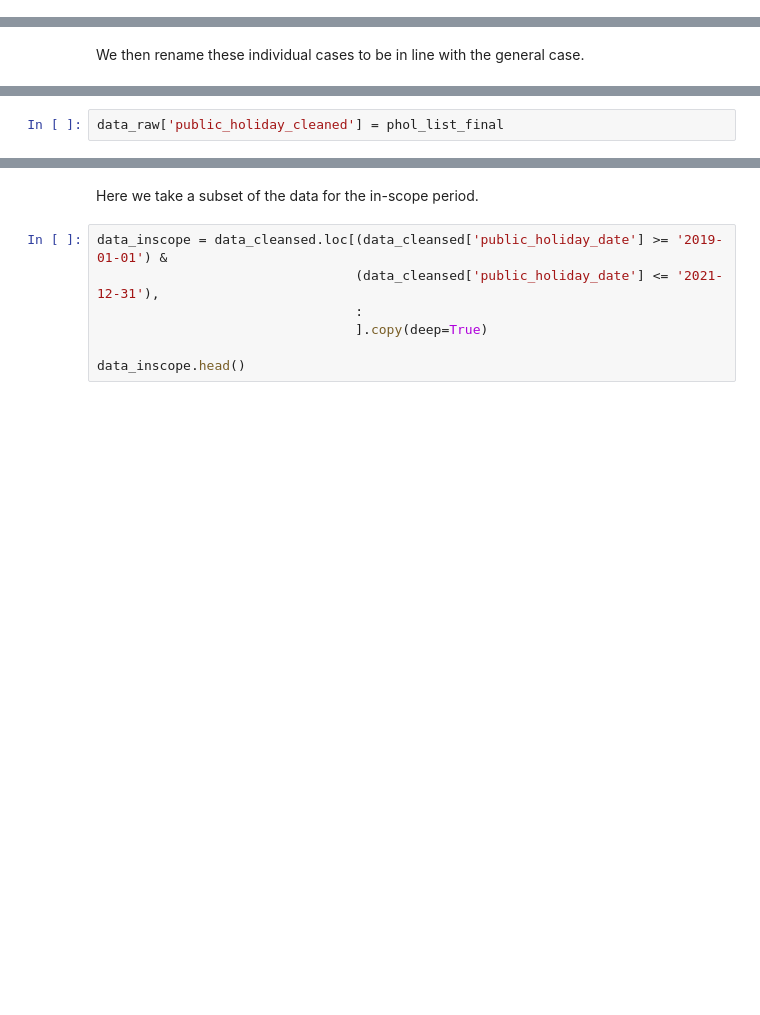
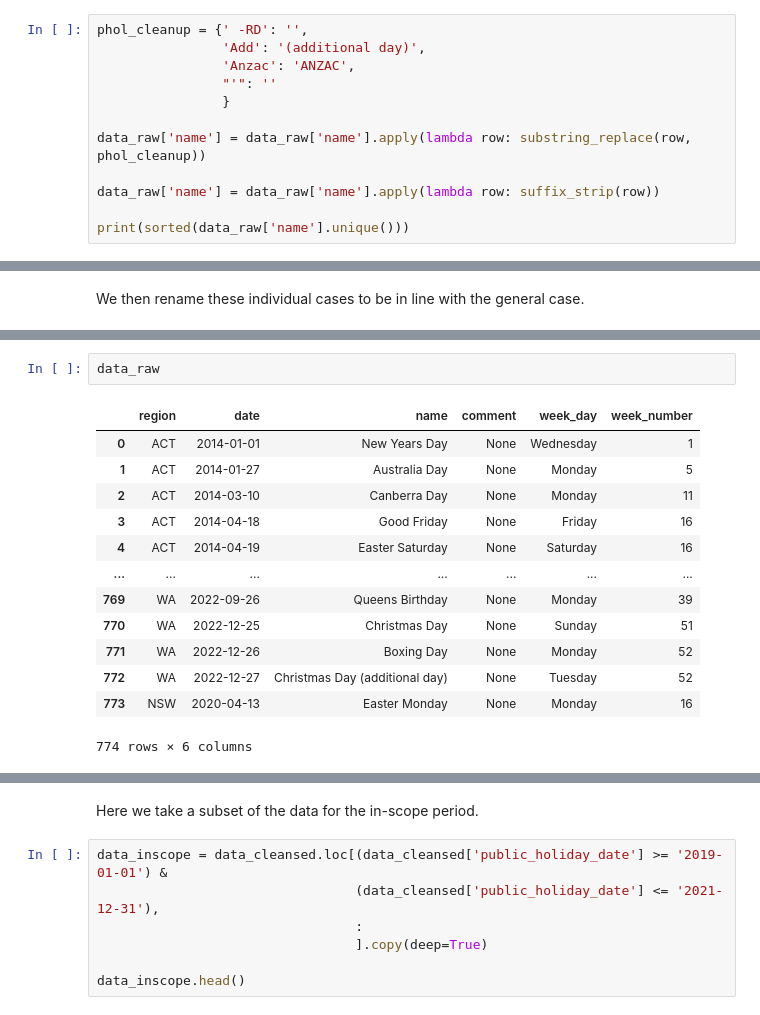
Before and after one commit to jerryawang/git_learning, a Jupyter notebook: PHOL Cleaning.ipynb, the cells around one changed output, grey strips where cells are left out. Drawn from its saved outputs; the diff is of its cells as text; blank space fills up the shorter version.

```diff
--- a/PHOL Cleaning.ipynb
+++ b/PHOL Cleaning.ipynb
@@ -189,0 +216,12 @@ print(sorted(set(phol_list_clean)))
+# %%
+phol_cleanup = {' -RD': '',
+                'Add': '(additional day)',
+                'Anzac': 'ANZAC',
+                "'": ''
+                }
+
+data_raw['name'] = data_raw['name'].apply(lambda row: substring_replace(row, phol_cleanup))
+
+data_raw['name'] = data_raw['name'].apply(lambda row: suffix_strip(row))
+
+print(sorted(data_raw['name'].unique()))
@@ -276,2 +305,16 @@ Now that the holiday names are consistent, we attach it to the original data.
 # %%
-data_raw['public_holiday_cleaned'] = phol_list_final
+data_raw
+# %% [output]
+|  | region | date | name | comment | week_day | week_number |
+| 0 | ACT | 2014-01-01 | New Years Day | None | Wednesday | 1 |
+| 1 | ACT | 2014-01-27 | Australia Day | None | Monday | 5 |
+| 2 | ACT | 2014-03-10 | Canberra Day | None | Monday | 11 |
+| 3 | ACT | 2014-04-18 | Good Friday | None | Friday | 16 |
+| 4 | ACT | 2014-04-19 | Easter Saturday | None | Saturday | 16 |
+| ... | ... | ... | ... | ... | ... | ... |
+| 769 | WA | 2022-09-26 | Queens Birthday | None | Monday | 39 |
+| 770 | WA | 2022-12-25 | Christmas Day | None | Sunday | 51 |
+| 771 | WA | 2022-12-26 | Boxing Day | None | Monday | 52 |
+| 772 | WA | 2022-12-27 | Christmas Day (additional day) | None | Tuesday | 52 |
+| 773 | NSW | 2020-04-13 | Easter Monday | None | Monday | 16 |
+774 rows × 6 columns
```
Also changed, not shown: parts of 35 cells of this notebook.
